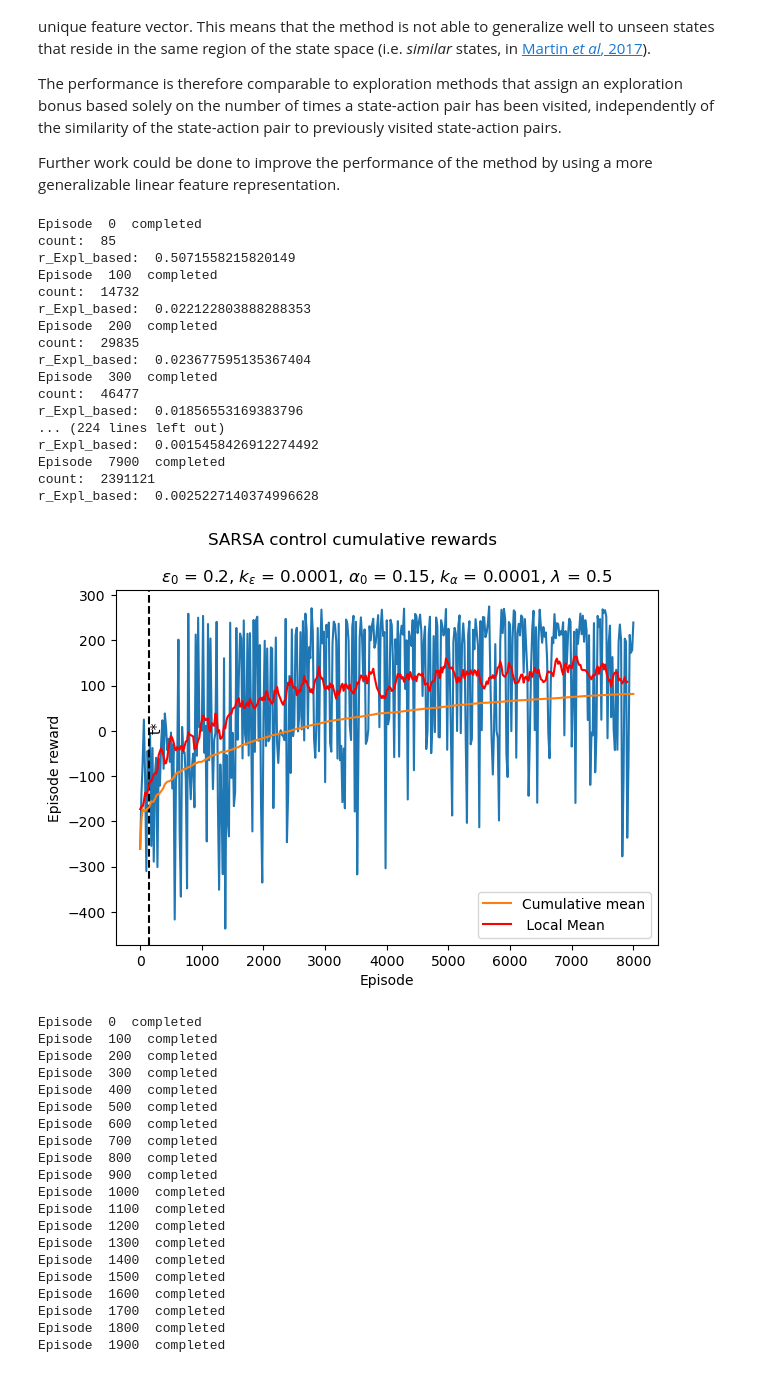
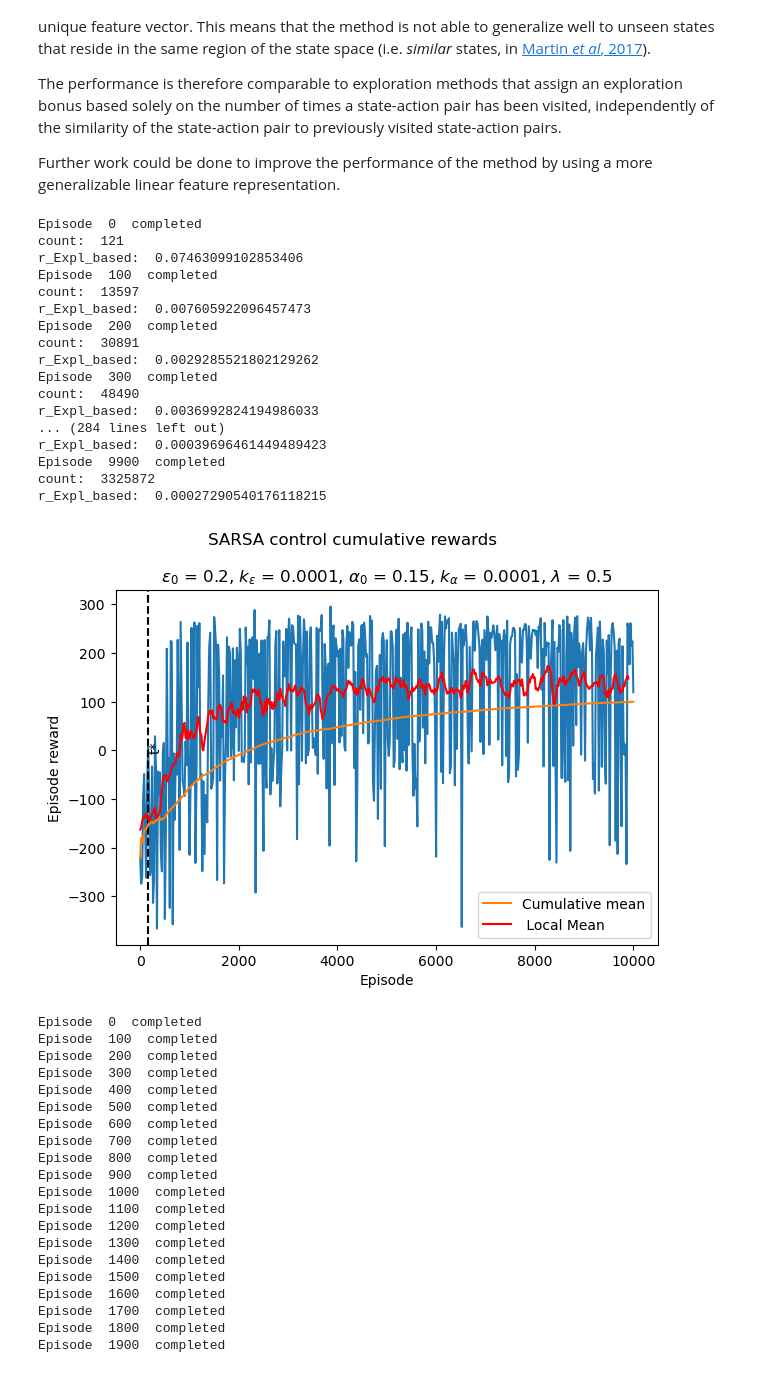
Before and after one commit to marcocarollo/Lunar-Lander, a Jupyter notebook: Sarsa_expl_count.ipynb, the cells around one changed output. Cells and saved outputs as stored; diff of their text form; code cells hidden in the pictures.

```diff
--- a/Sarsa_expl_count.ipynb
+++ b/Sarsa_expl_count.ipynb
@@ -273,33 +296,33 @@ class SARSA:
             plt.savefig(name)
         plt.show()
 # %%
-beta = 0.5
+beta = [0.1, 0.5]
 env = gym.make('LunarLander-v2')
 observation_space = [5,5,5,5,5,5,2,2]
-
-sarsa = SARSA(env, space_size=observation_space, action_size=4, gamma=1, beta=0.5)
-sarsa.train(n_episodes=8000, lambda_=0.5, epsilon_0=0.2, k_epsilon=0.0001, k_lr=0.0001, expl_based=True)
-sarsa.plot_traj(cumulative=True, local=True, save_img=True)
-sarsa.analyse(n_episodes=2000)
+for b in beta:
+    sarsa = SARSA(env, space_size=observation_space, action_size=4, gamma=1, beta=b, expl_based=True)
+    sarsa.train(n_episodes=10000, lambda_=0.5, epsilon_0=0.2, k_epsilon=0.0001, k_lr=0.0001)
+    sarsa.plot_traj(cumulative=True, local=True, save_img=True)
+    sarsa.analyse(n_episodes=2000)
 # %% [output]
 Episode  0  completed
-count:  85
-r_Expl_based:  0.5071558215820149
+count:  121
+r_Expl_based:  0.07463099102853406
 Episode  100  completed
-count:  14732
-r_Expl_based:  0.022122803888288353
+count:  13597
+r_Expl_based:  0.007605922096457473
 Episode  200  completed
-count:  29835
-r_Expl_based:  0.023677595135367404
+count:  30891
+r_Expl_based:  0.0029285521802129262
 Episode  300  completed
-count:  46477
-r_Expl_based:  0.01856553169383796
-... (224 lines left out)
-r_Expl_based:  0.0015458426912274492
-Episode  7900  completed
-count:  2391121
-r_Expl_based:  0.0025227140374996628
+count:  48490
+r_Expl_based:  0.0036992824194986033
+... (284 lines left out)
+r_Expl_based:  0.00039696461449489423
+Episode  9900  completed
+count:  3325872
+r_Expl_based:  0.00027290540176118215
-[figure, old version]
+[figure, new version]
 Episode  0  completed
 Episode  100  completed
 Episode  200  completed
```
Also changed, not shown: parts of 5 cells of this notebook.
